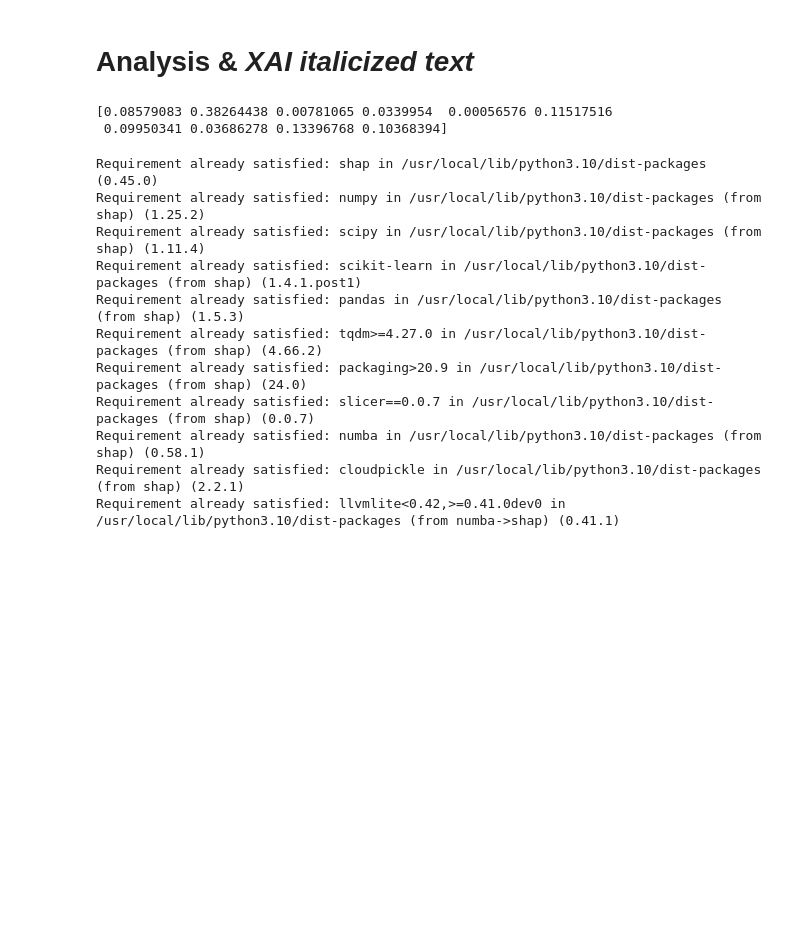
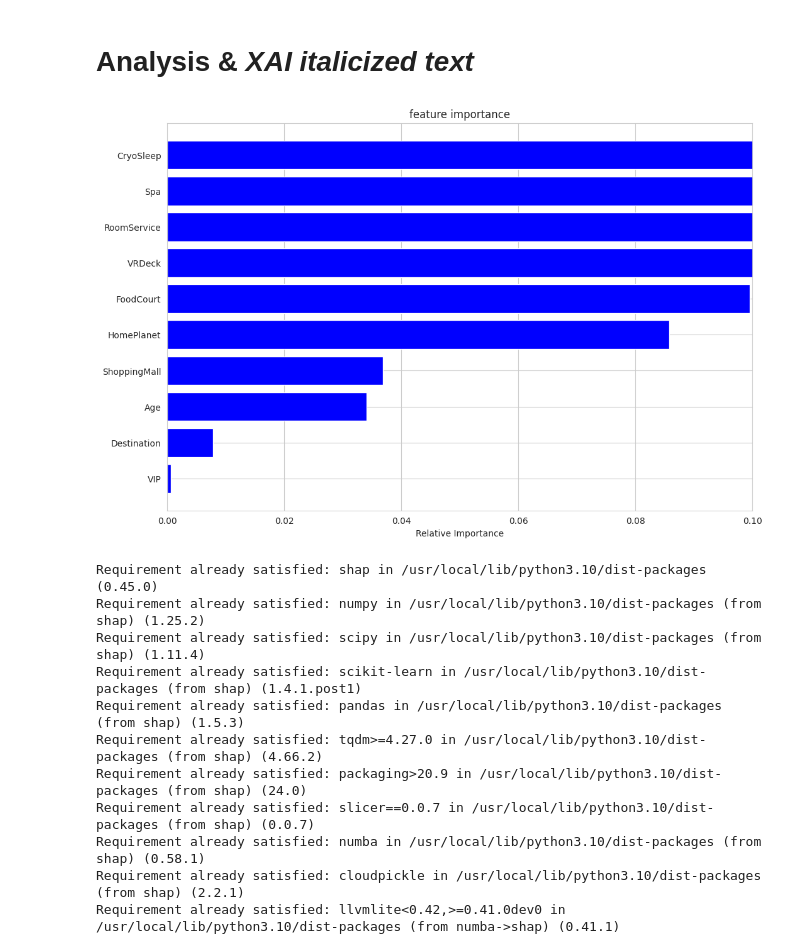
Before and after one commit to TOFWAQ/Kaggle_Challenge, a Jupyter notebook: TEAM_14.ipynb, the cells around one changed output. Cells and saved outputs as stored; diff of their text form; code cells hidden in the pictures; blank space fills up the shorter version.

```diff
--- a/TEAM_14.ipynb
+++ b/TEAM_14.ipynb
@@ -678,12 +678,26 @@ files.download("submission_Test_3.csv")
 [interactive output not drawn]
 # %% [markdown]
 # Analysis & *XAI* *italicized text*
-# %%
-# feature importance
-print(modelll.feature_importances_)
-# %% [output]
-[0.08579083 0.38264438 0.00781065 0.0339954  0.00056576 0.11517516
- 0.09950341 0.03686278 0.13396768 0.10368394]
+# %%
+# feature importance
+feature_im = modelll.feature_importances_
+features = X.columns
+
+#indices by their importance
+index = np.argsort(feature_im)
+
+plt.figure(figsize=(12, 8))
+plt.title('feature importance')
+plt.barh(range(len(index)), feature_im[index], color='b', align='center')
+plt.yticks(range(len(index)), [features[i] for i in index])
+plt.xlabel('Relative Importance')
+
+#Adjust x-axis limit
+plt.xlim(0, 0.1)
+
+plt.show()
+# %% [output]
+[figure, added]
 # %%
 !pip install shap
 # %% [output]
```
